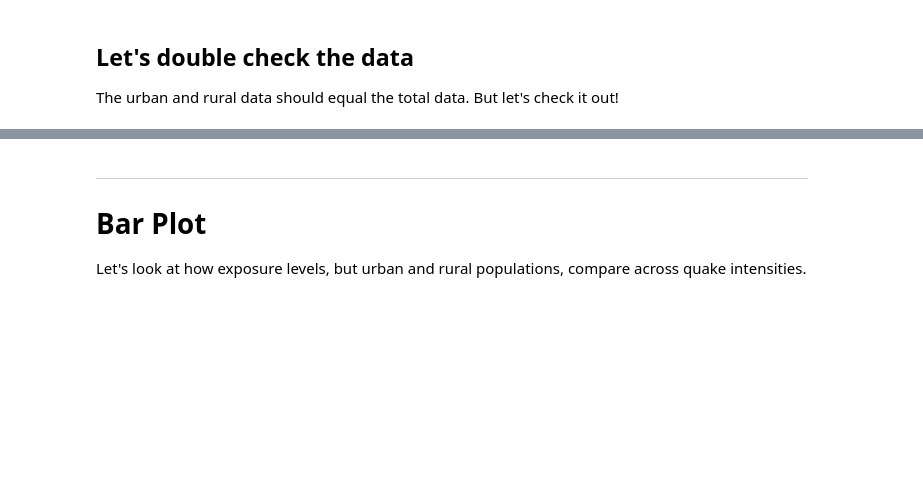
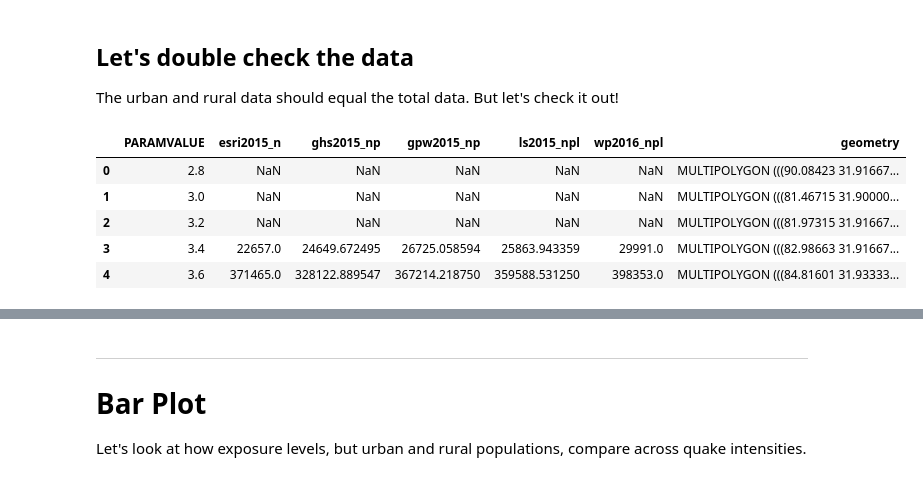
Before and after one commit to cascadet/GPHY-491-591, a Jupyter notebook: materials/Day7/GPHY-491-591-Lab4.ipynb, the cells around one changed output, grey strips where cells are left out. Drawn from its saved outputs; the diff is of its cells as text; code cells hidden in the pictures; blank space fills up the shorter version.

```diff
--- a/materials/Day7/GPHY-491-591-Lab4.ipynb
+++ b/materials/Day7/GPHY-491-591-Lab4.ipynb
@@ -481,8 +894,15 @@ nepal_polys_sum.to_file(data_path + '/processed/nepal_rural_quake_pop.shp')
 The urban and rural data should equal the total data. But let's check it out!
 # %%
 # All
-fn_in = os.path.join(data_path+'/processed/nepal_quake_pop.shp')
+fn_in = os.path.join(data_out + 'nepal_quake_pop.shp')
 all_pop = gpd.read_file(fn_in)
 all_pop.head()
+# %% [output]
+|  | PARAMVALUE | esri2015_n | ghs2015_np | gpw2015_np | ls2015_npl | wp2016_npl | geometry |
+| 0 | 2.8 | NaN | NaN | NaN | NaN | NaN | MULTIPOLYGON (((90.08423 31.91667... |
+| 1 | 3.0 | NaN | NaN | NaN | NaN | NaN | MULTIPOLYGON (((81.46715 31.90000... |
+| 2 | 3.2 | NaN | NaN | NaN | NaN | NaN | MULTIPOLYGON (((81.97315 31.91667... |
+| 3 | 3.4 | 22657.0 | 24649.672495 | 26725.058594 | 25863.943359 | 29991.0 | MULTIPOLYGON (((82.98663 31.91667... |
+| 4 | 3.6 | 371465.0 | 328122.889547 | 367214.218750 | 359588.531250 | 398353.0 | MULTIPOLYGON (((84.81601 31.93333... |
 # %%
 # Urban
```
Also changed, not shown: parts of 128 cells of this notebook, 2 other files.
